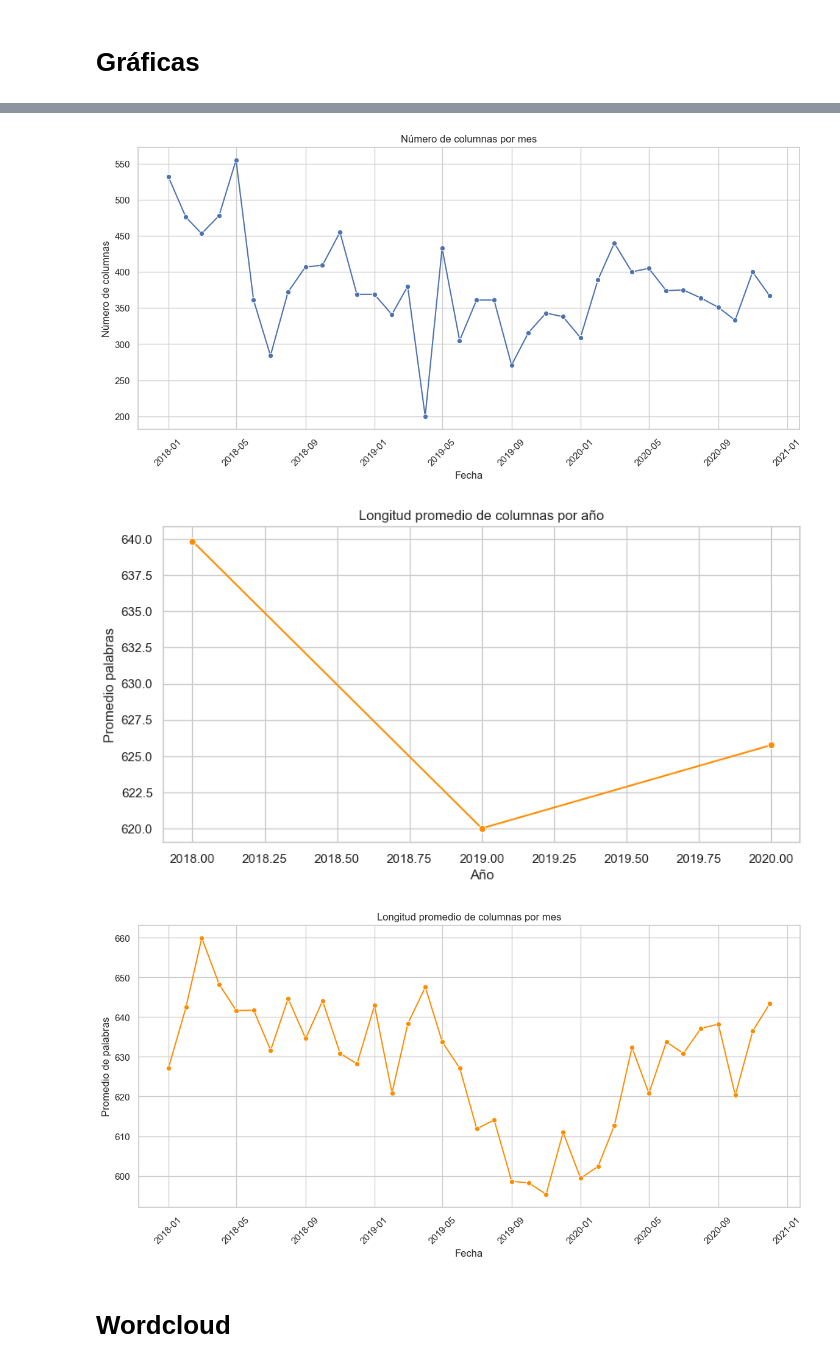
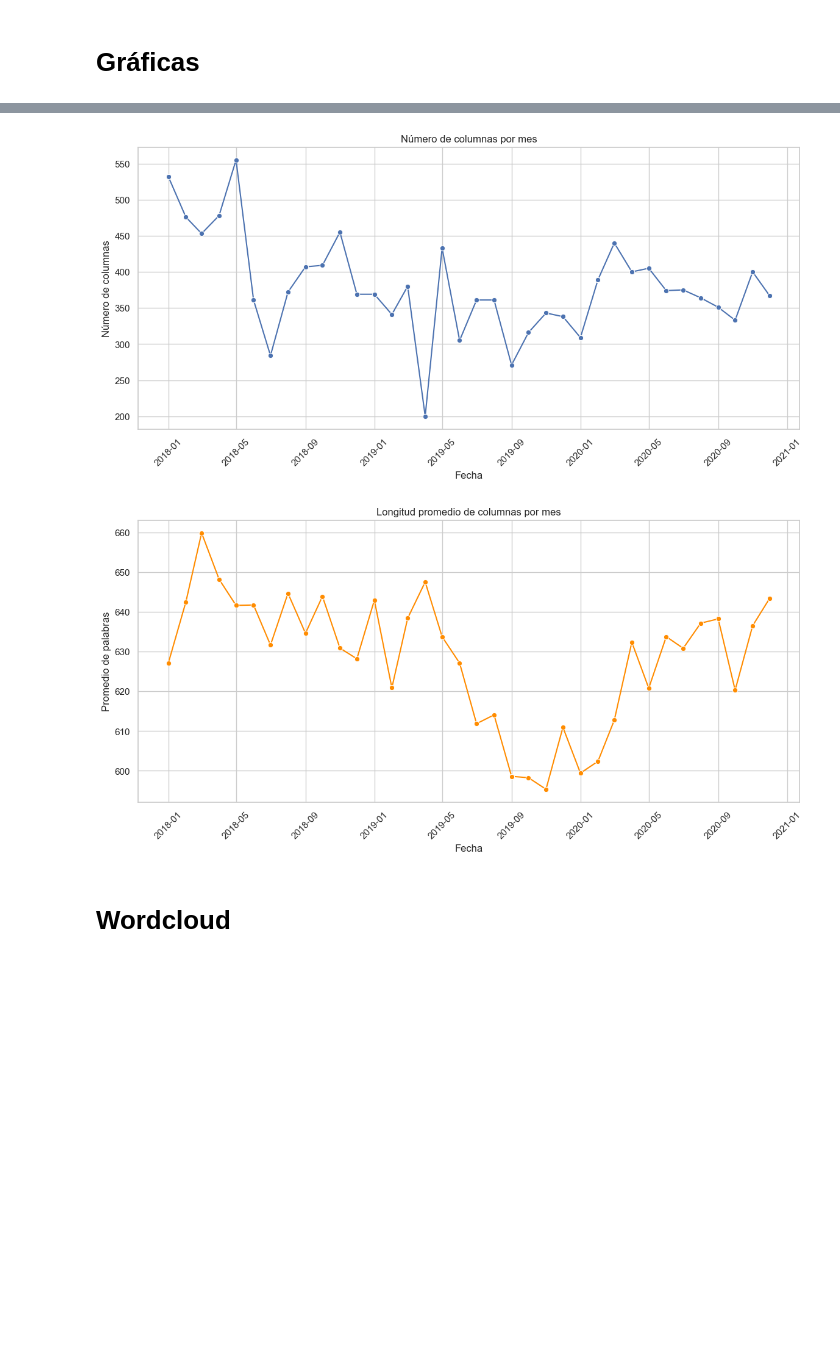
Before and after one commit to BMSS-EAFIT-Projects/HumanidadesDigitales, a Jupyter notebook: notebooks/3_estadisticos_corpus.ipynb, the cells around one changed output, grey strips where cells are left out. Drawn from its saved outputs; the diff is of its cells as text; code cells hidden in the pictures; blank space fills up the shorter version.

```diff
--- a/notebooks/3_estadisticos_corpus.ipynb
+++ b/notebooks/3_estadisticos_corpus.ipynb
@@ -146,42 +191,35 @@ sns.set_theme(style="whitegrid")
 
 # Histograma longitud
 plt.figure(figsize=(8,5))
 sns.histplot(corpus["n_palabras"], bins=50, color="steelblue")
 plt.title("Distribución de longitud de documentos (palabras)")
 plt.xlabel("Número de palabras")
 plt.ylabel("Frecuencia")
 plt.show()
 
 # Visualización: número de columnas por mes
 plt.figure(figsize=(14,6))
 sns.lineplot(data=tabla_por_mes, x="Fecha", y="n_columnas", marker="o")
 plt.title("Número de columnas por mes")
 plt.xlabel("Fecha")
 plt.ylabel("Número de columnas")
 plt.xticks(rotation=45)
 plt.show()
 
-# Longitud promedio por año
-plt.figure(figsize=(10,5))
-sns.lineplot(data=tabla_por_anio, x="Fecha", y="prom_palabras", marker="o", color="darkorange")
-plt.title("Longitud promedio de columnas por año")
-plt.xlabel("Año")
-plt.ylabel("Promedio palabras")
-plt.show()
+
 
 # Visualización: longitud promedio por mes
 plt.figure(figsize=(14,6))
 sns.lineplot(data=tabla_por_mes, x="Fecha", y="prom_palabras", marker="o", color="darkorange")
 plt.title("Longitud promedio de columnas por mes")
 plt.xlabel("Fecha")
 plt.ylabel("Promedio de palabras")
 plt.xticks(rotation=45)
 plt.show()
 # %% [output]
 [figure]
 [figure]
-[figure, old version]
+[figure, new version]
-[figure, removed]
 # %% [markdown]
 # Wordcloud
 # %%
```
Also changed, not shown: parts of 14 cells of this notebook, 19 other files.
